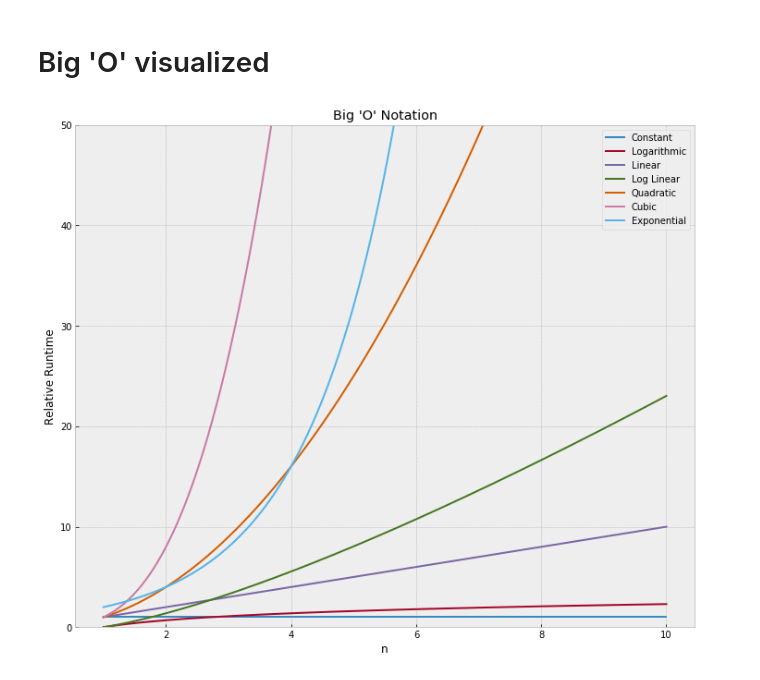
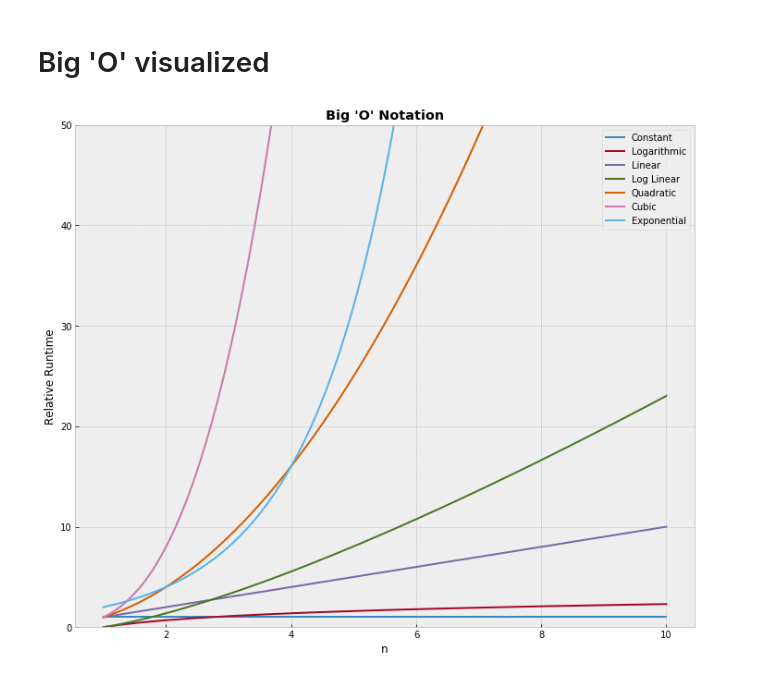
Before and after one commit to HvyD/CS-Data-Structures-and-Algorithms, a Jupyter notebook: Big 'O' Visualized.ipynb, the cells around one changed output. Drawn from its saved outputs; the diff is of its cells as text; code cells hidden in the pictures.

```diff
--- a/Big 'O' Visualized.ipynb
+++ b/Big 'O' Visualized.ipynb
@@ -14,13 +14,13 @@ big_o = [np.ones(n.shape),np.log(n),n,n*np.log(n),n**2,n**3,2**n]
 # %%
 plt.figure(figsize=(12,10))
 plt.ylim(0,50)
 for i in range(len(big_o)):
     plt.plot(n,big_o[i],label = labels[i])
 
 plt.legend(loc=0)
-plt.title("Big 'O' Notation")
+plt.title("Big 'O' Notation", fontweight='bold')
 plt.ylabel('Relative Runtime')
 plt.xlabel('n')
 plt.show()
 # %% [output]
-[figure, old version]
+[figure, new version]
```
